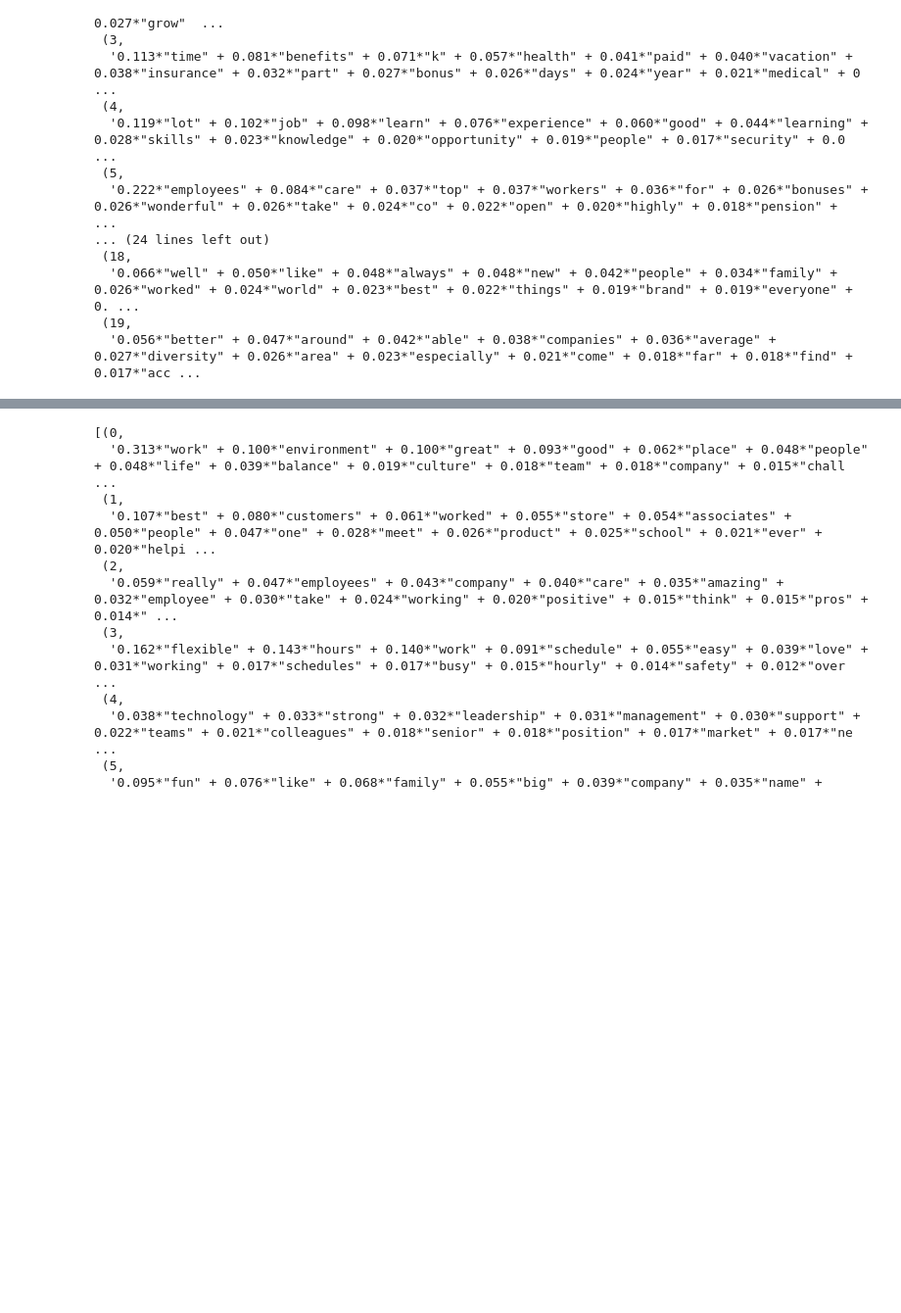
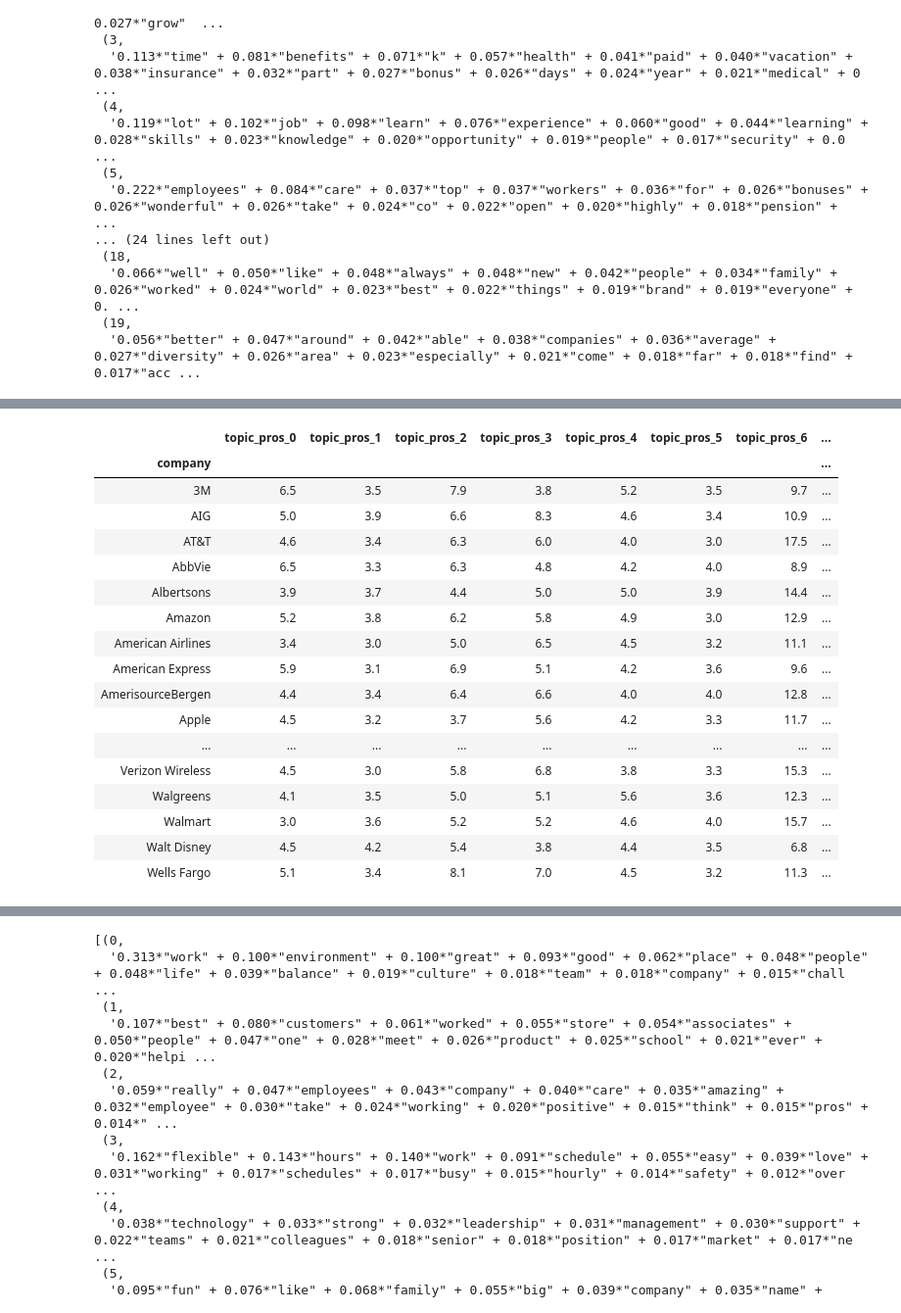
Before and after one commit to jfleury12/job-satisfaction-nlp, a Jupyter notebook: notebooks/technical_notebook.ipynb, the cells around one changed output, grey strips where cells are left out. Shown at 98% size. Saved outputs shown, nothing was run; the diff lists cells and outputs as text; code cells hidden in the pictures; blank space fills up the shorter version.

```diff
--- a/notebooks/technical_notebook.ipynb
+++ b/notebooks/technical_notebook.ipynb
@@ -38,6 +39,8 @@ with open('../../saved_objects/ldamodel_pros.pkl', 'rb') as f:
     ldamodel_pros = pickle.load(f)
 with open('../../saved_objects/ldamodel_cons.pkl', 'rb') as f:
     ldamodel_cons = pickle.load(f)
+with open('../../saved_objects/reviews_df.pkl', 'rb') as f:
+    all_reviews = pickle.load(f)
 # %% [markdown]
 ## Initial Exploratory Analysis
 
@@ -105,0 +212,32 @@ ldamodel_pros.show_topics(num_topics = 20, num_words = 13)
+# %%
+doc_topics = list(ldamodel_pros_20.get_document_topics(pros_corpus))
+
+all_reviews['doc_topic_pros'] = doc_topics
+
+all_reviews['doc_topic_pros'] = all_reviews['doc_topic_pros'].map(lambda x: dict(x))
+
+for topic_num in range(20):
+    all_reviews[f'topic_pros_{topic_num}'] = all_reviews['doc_topic_pros'].apply(lambda x: x.get(topic_num, 0))
+
+# Preview table
+dist_pros = round(all_reviews.groupby('company').mean().iloc[:,1:21],3)*100
+round(all_reviews.groupby('company').mean().iloc[:,1:21],3)*100
+# %% [output]
+|  | topic_pros_0 | topic_pros_1 | topic_pros_2 | topic_pros_3 | topic_pros_4 | topic_pros_5 | topic_pros_6 | ... |
+| company |  |  |  |  |  |  |  | ... |
+| 3M | 6.5 | 3.5 | 7.9 | 3.8 | 5.2 | 3.5 | 9.7 | ... |
+| AIG | 5.0 | 3.9 | 6.6 | 8.3 | 4.6 | 3.4 | 10.9 | ... |
+| AT&T | 4.6 | 3.4 | 6.3 | 6.0 | 4.0 | 3.0 | 17.5 | ... |
+| AbbVie | 6.5 | 3.3 | 6.3 | 4.8 | 4.2 | 4.0 | 8.9 | ... |
+| Albertsons | 3.9 | 3.7 | 4.4 | 5.0 | 5.0 | 3.9 | 14.4 | ... |
+| Amazon | 5.2 | 3.8 | 6.2 | 5.8 | 4.9 | 3.0 | 12.9 | ... |
+| American Airlines | 3.4 | 3.0 | 5.0 | 6.5 | 4.5 | 3.2 | 11.1 | ... |
+| American Express | 5.9 | 3.1 | 6.9 | 5.1 | 4.2 | 3.6 | 9.6 | ... |
+| AmerisourceBergen | 4.4 | 3.4 | 6.4 | 6.6 | 4.0 | 4.0 | 12.8 | ... |
+| Apple | 4.5 | 3.2 | 3.7 | 5.6 | 4.2 | 3.3 | 11.7 | ... |
+| ... | ... | ... | ... | ... | ... | ... | ... | ... |
+| Verizon Wireless | 4.5 | 3.0 | 5.8 | 6.8 | 3.8 | 3.3 | 15.3 | ... |
+| Walgreens | 4.1 | 3.5 | 5.0 | 5.1 | 5.6 | 3.6 | 12.3 | ... |
+| Walmart | 3.0 | 3.6 | 5.2 | 5.2 | 4.6 | 4.0 | 15.7 | ... |
+| Walt Disney | 4.5 | 4.2 | 5.4 | 3.8 | 4.4 | 3.5 | 6.8 | ... |
+| Wells Fargo | 5.1 | 3.4 | 8.1 | 7.0 | 4.5 | 3.2 | 11.3 | ... |
```
Also changed, not shown: parts of 26 cells of this notebook, 3 other files.
